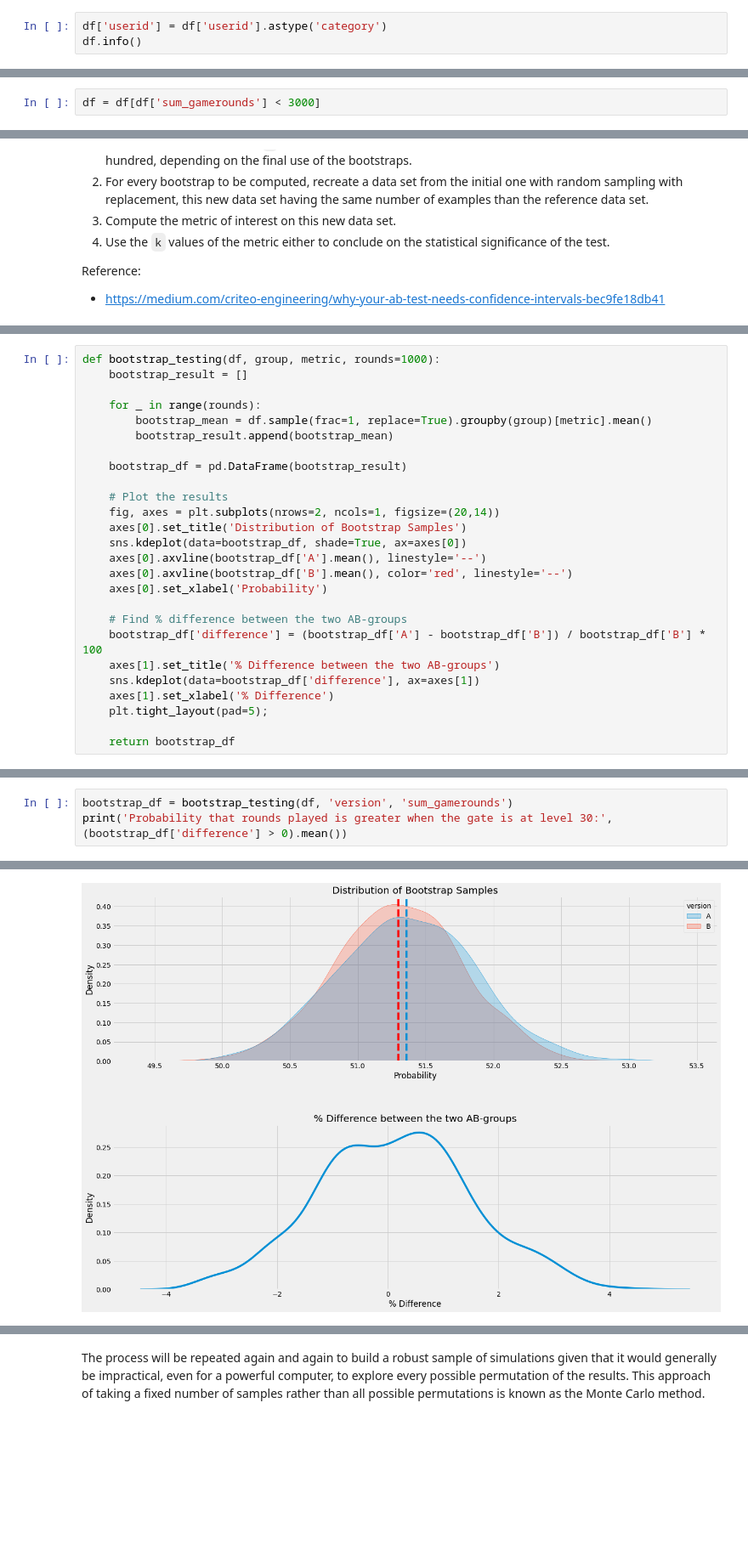
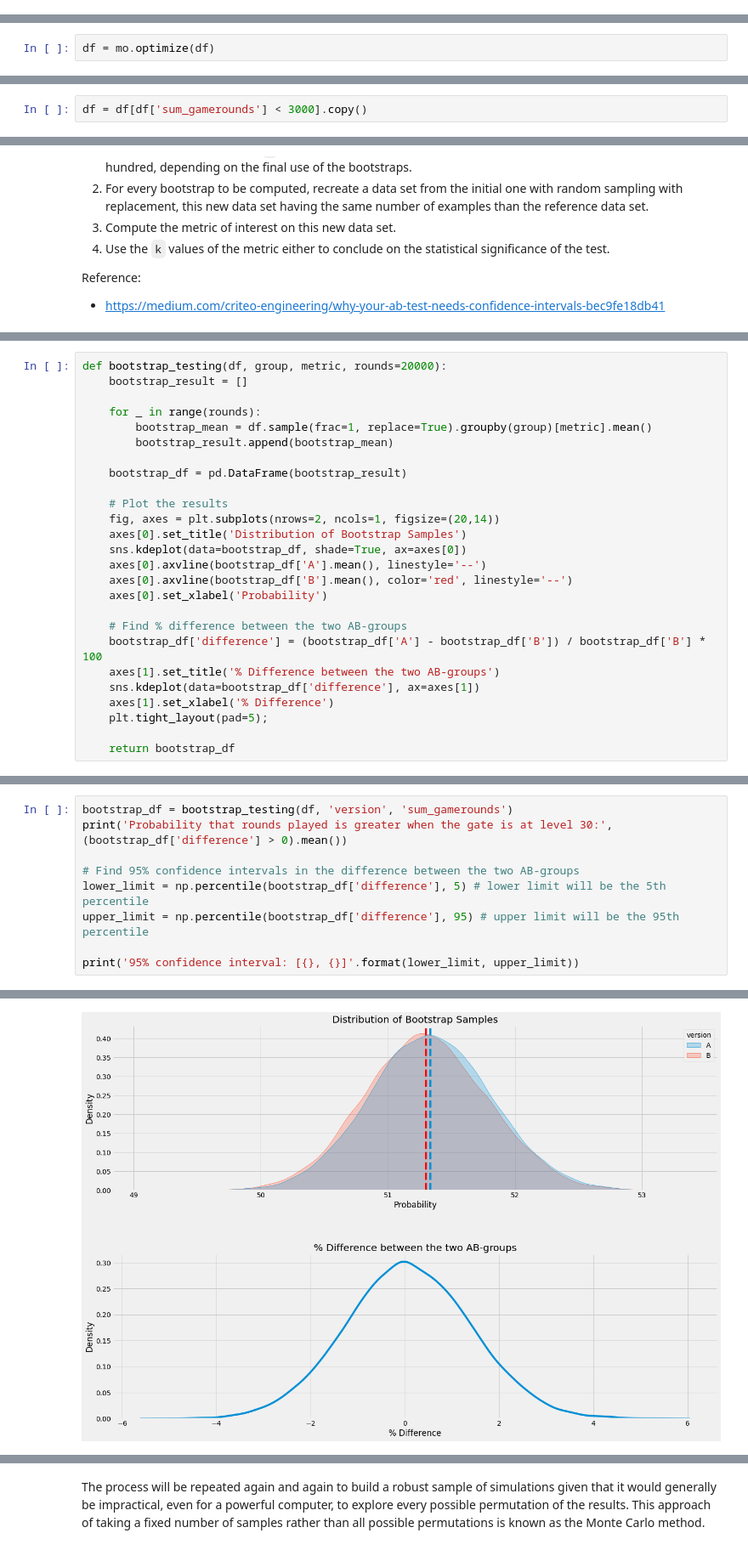
Before and after one commit to elvanselvano/hypothesis-testing, a Jupyter notebook: testing.ipynb, the cells around one changed output, grey strips where cells are left out. Shown at 85% size. Cells and saved outputs as stored; diff of their text form; blank space fills up the shorter version.

Commit message:
update testing

```diff
--- a/testing.ipynb
+++ b/testing.ipynb
@@ -71,3 +81,0 @@ From the report, we can conclude that:
-# %%
-df['userid'] = df['userid'].astype('category')
-df.info()
@@ -88,0 +99,2 @@ memory usage: 4.6+ MB
+# %%
+df = mo.optimize(df)
@@ -134,7 +168,7 @@ df[df['sum_gamerounds'] > df['sum_gamerounds'].quantile(0.9999)]
 | 87007 | 9640085 | gate_30 | 2156 | True | True |
 | 88328 | 9791599 | gate_40 | 2063 | True | True |
 # %%
-df = df[df['sum_gamerounds'] < 3000]
+df = df[df['sum_gamerounds'] < 3000].copy()
 # %% [markdown]
 Now, we will try to compare the versions again.
 # %%
@@ -294,5 +339,5 @@ Reference:
 # %%
-def bootstrap_testing(df, group, metric, rounds=1000):
+def bootstrap_testing(df, group, metric, rounds=20000):
     bootstrap_result = []
 
     for _ in range(rounds):
@@ -328,4 +397,10 @@ Probability that 1-day retention is greater when the gate is at level 30: 0.972
 # %%
 bootstrap_df = bootstrap_testing(df, 'version', 'sum_gamerounds')
 print('Probability that rounds played is greater when the gate is at level 30:', (bootstrap_df['difference'] > 0).mean())
+
+# Find 95% confidence intervals in the difference between the two AB-groups
+lower_limit = np.percentile(bootstrap_df['difference'], 5) # lower limit will be the 5th percentile
+upper_limit = np.percentile(bootstrap_df['difference'], 95) # upper limit will be the 95th percentile
+
+print('95% confidence interval: [{}, {}]'.format(lower_limit, upper_limit))
 # %% [output]
@@ -333 +409 @@ Probability that rounds played is greater when the gate is at level 30: 0.538
-[figure, old version]
+[figure, new version]
```
Also changed, not shown: parts of 34 cells of this notebook.
